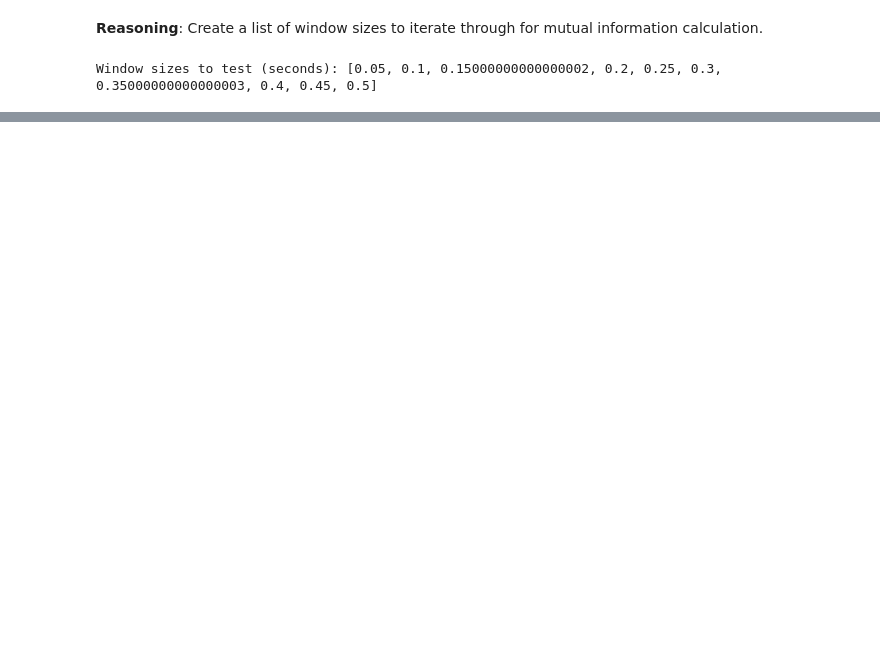
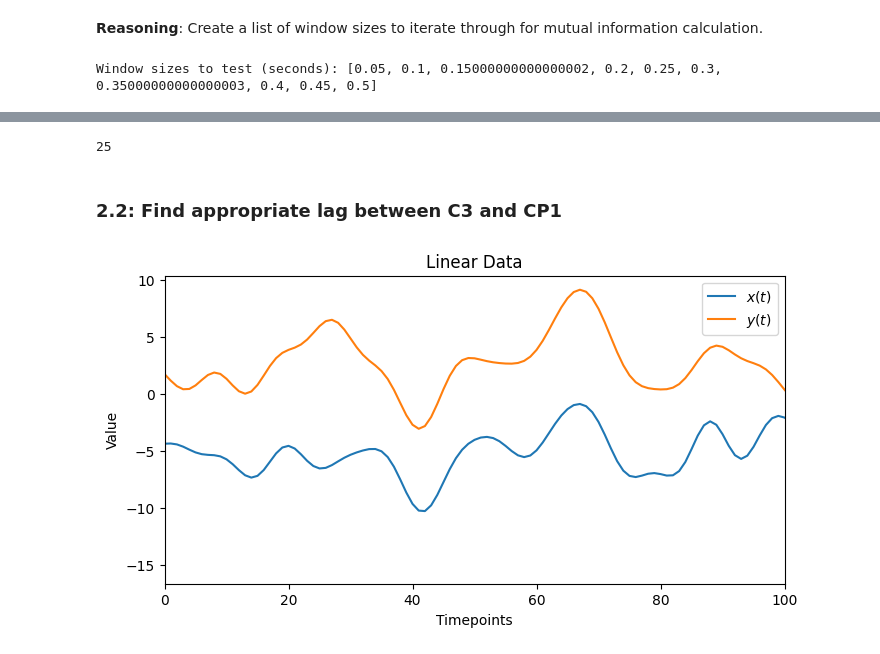
Before and after one commit to Simurgh818/mutual_information_analysis, a Jupyter notebook: NeuralMI_tutorial.ipynb, the cells around one changed output, grey strips where cells are left out. Drawn from its saved outputs; the diff is of its cells as text; code cells hidden in the pictures; blank space fills up the shorter version.

Commit message:
drafting 2D search for window size and lag size.

```diff
--- a/NeuralMI_tutorial.ipynb
+++ b/NeuralMI_tutorial.ipynb
@@ -614,0 +286,25 @@ plt.show()
+# %%
+right_window_size = results_history.dataframe.loc[results_history.dataframe['mi_mean'].idxmax()][0];
+right_window_size = int(right_window_size)
+display(right_window_size)
+# %% [output]
+25
+# %% [markdown]
+### 2.2: Find appropriate lag between C3 and CP1
+# %%
+# Plotting function for X and Y
+def plot_data(x, y, title=None, xlim=100):
+    fig, ax = plt.subplots(figsize=(8, 4))
+    ax.plot(x.T, label=r'$x(t)$')
+    ax.plot(y.T, label=r'$y(t)$')
+    ax.set_xlabel('Timepoints')
+    ax.set_ylabel('Value')
+    if title:
+        ax.set_title(title)
+    ax.set_xlim(0, xlim)
+    ax.legend()
+    plt.show()
+# %%
+plot_data(c3_tensor.T,cp1_tensor.T, 'Linear Data')
+# %% [output]
+[figure, added]
```
Also changed, not shown: parts of 38 cells of this notebook.
